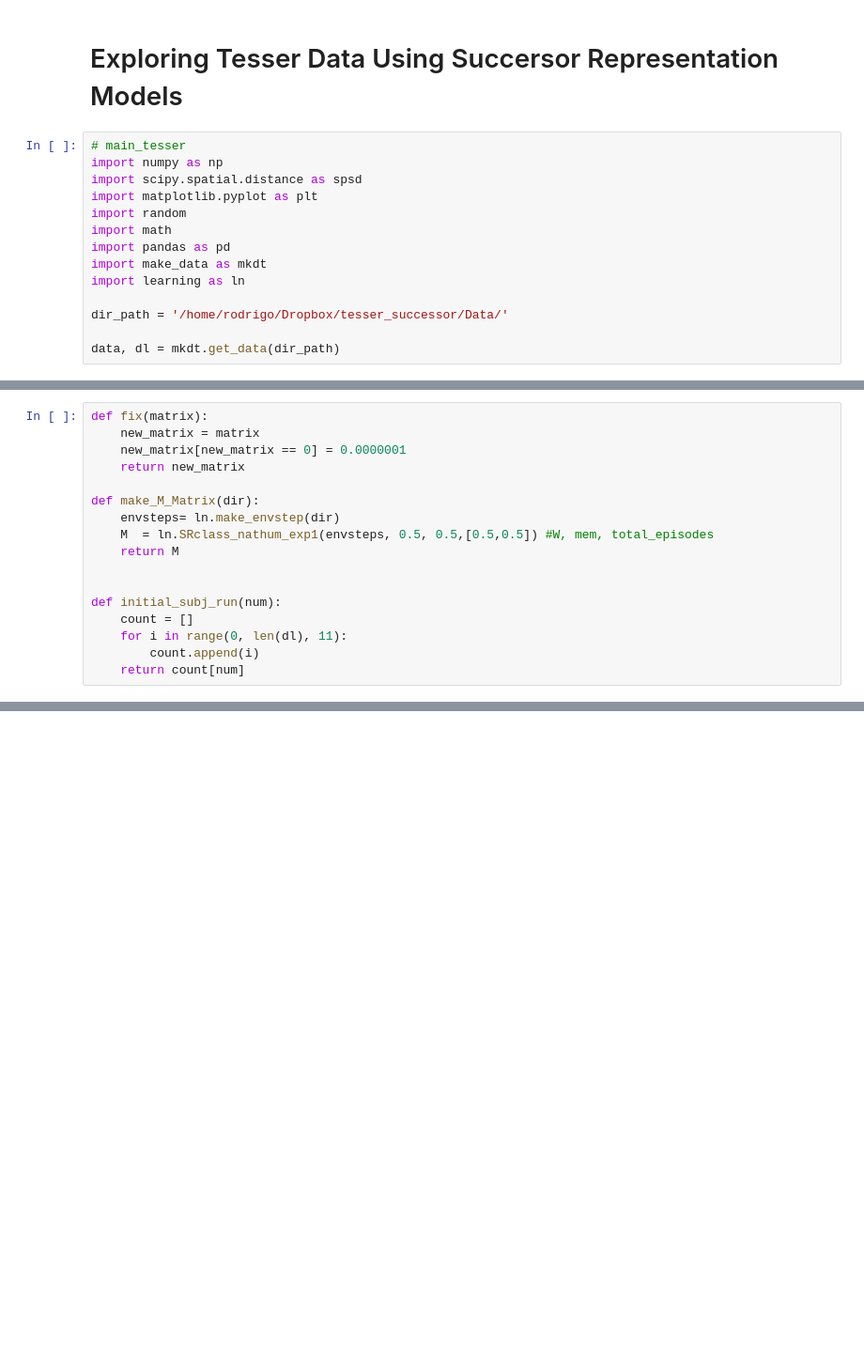
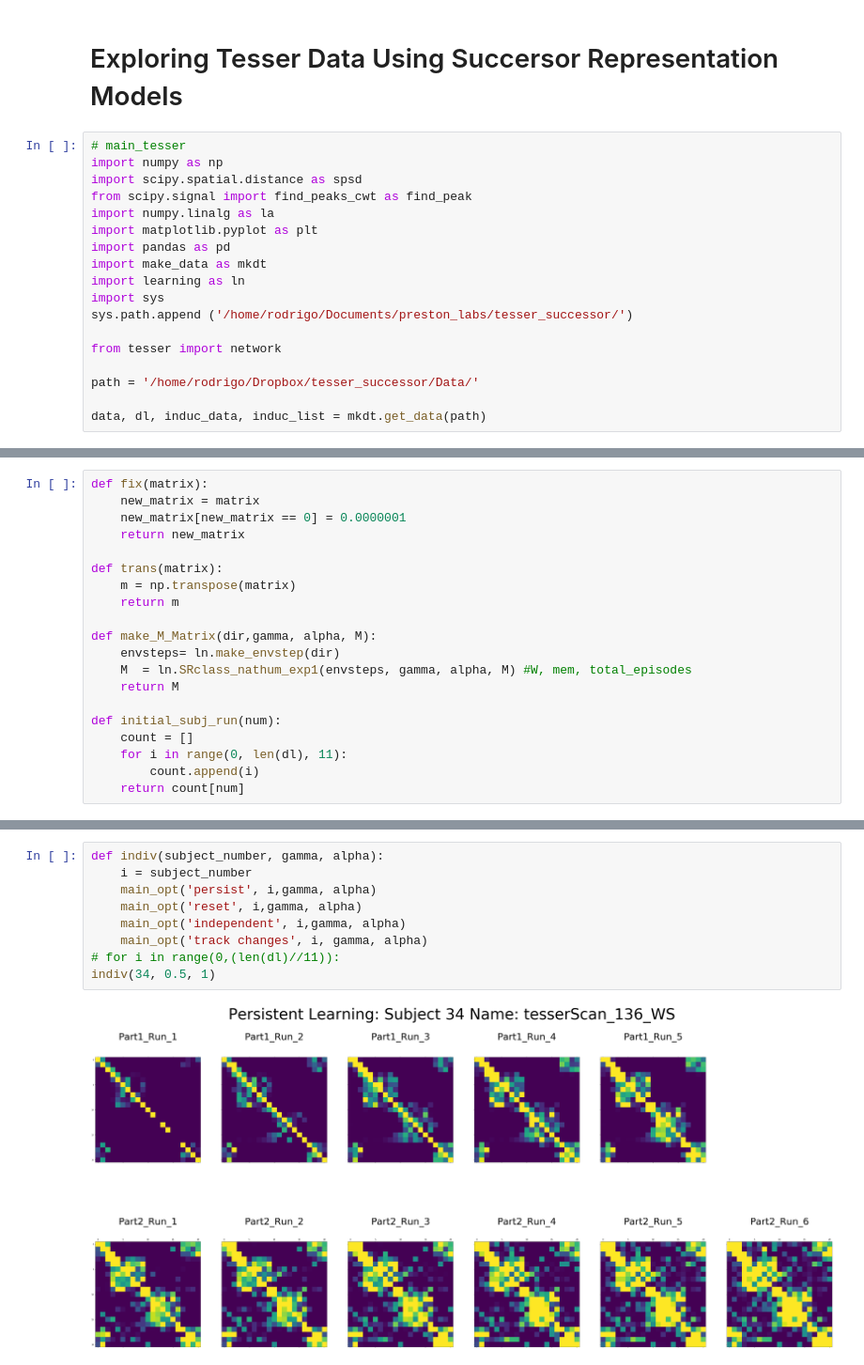
Before and after one commit to prestonlab/tesser_successor, a Jupyter notebook: tesser_models/main_tesser.ipynb, the cells around one changed output, grey strips where cells are left out. Shown at 94% size. Drawn from its saved outputs; the diff is of its cells as text; blank space fills up the shorter version.

Commit message:
New induction code

```diff
--- a/tesser_models/main_tesser.ipynb
+++ b/tesser_models/main_tesser.ipynb
@@ -4,13 +4,17 @@
 # main_tesser
 import numpy as np
 import scipy.spatial.distance as spsd
+from scipy.signal import find_peaks_cwt as find_peak
+import numpy.linalg as la
 import matplotlib.pyplot as plt
-import random
-import math
 import pandas as pd
 import make_data as mkdt
 import learning as ln
+import sys
+sys.path.append ('/home/rodrigo/Documents/preston_labs/tesser_successor/')
 
-dir_path = '/home/rodrigo/Dropbox/tesser_successor/Data/'
+from tesser import network
 
-data, dl = mkdt.get_data(dir_path)
+path = '/home/rodrigo/Dropbox/tesser_successor/Data/'
+
+data, dl, induc_data, induc_list = mkdt.get_data(path)
@@ -20,15 +47,18 @@ def fix(matrix):
     new_matrix[new_matrix == 0] = 0.0000001
     return new_matrix
 
-def make_M_Matrix(dir):
-	envsteps= ln.make_envstep(dir)
-	M  = ln.SRclass_nathum_exp1(envsteps, 0.5, 0.5,[0.5,0.5]) #W, mem, total_episodes
-	return M
+def trans(matrix):
+    m = np.transpose(matrix)
+    return m
 
+def make_M_Matrix(dir,gamma, alpha, M):
+    envsteps= ln.make_envstep(dir)
+    M  = ln.SRclass_nathum_exp1(envsteps, gamma, alpha, M) #W, mem, total_episodes
+    return M
 
 def initial_subj_run(num):
-	count = []
-	for i in range(0, len(dl), 11):
-		count.append(i)
-	return count[num]
+    count = []
+    for i in range(0, len(dl), 11):
+        count.append(i)
+    return count[num]
 # %%
@@ -160,0 +160,11 @@ indiv(12)
+# %%
+def indiv(subject_number, gamma, alpha):
+    i = subject_number
+    main_opt('persist', i,gamma, alpha)
+    main_opt('reset', i,gamma, alpha)
+    main_opt('independent', i,gamma, alpha)
+    main_opt('track changes', i, gamma, alpha)
+# for i in range(0,(len(dl)//11)):
+indiv(34, 0.5, 1)
+# %% [output]
+[figure, added]
```
Also changed, not shown: parts of 17 cells of this notebook, 2 other files.
